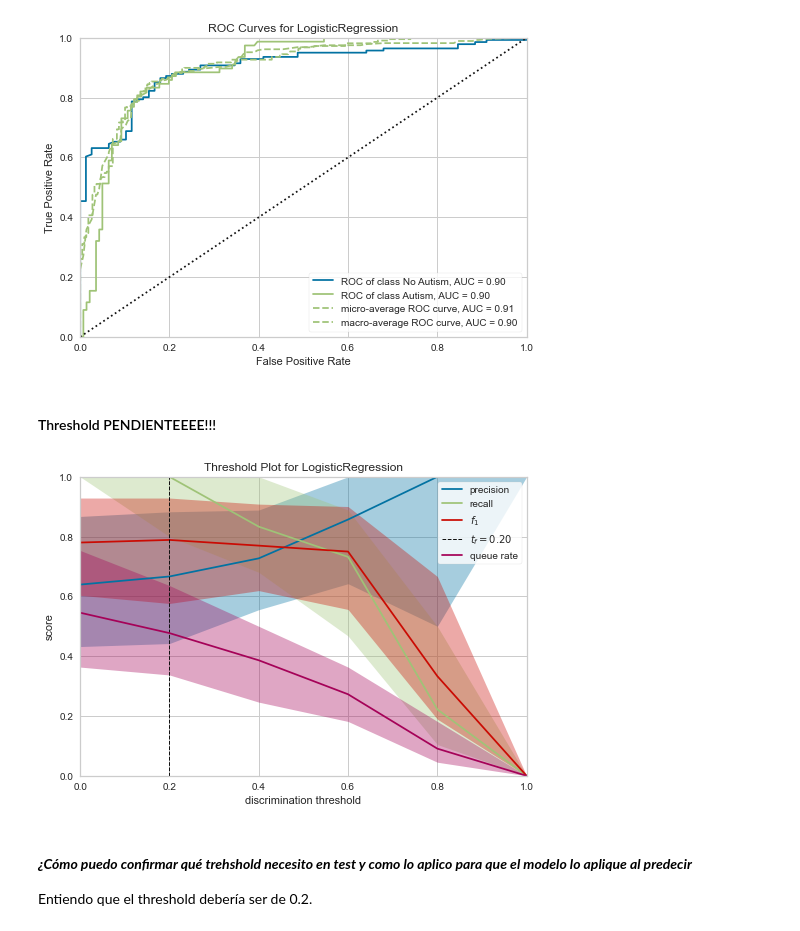
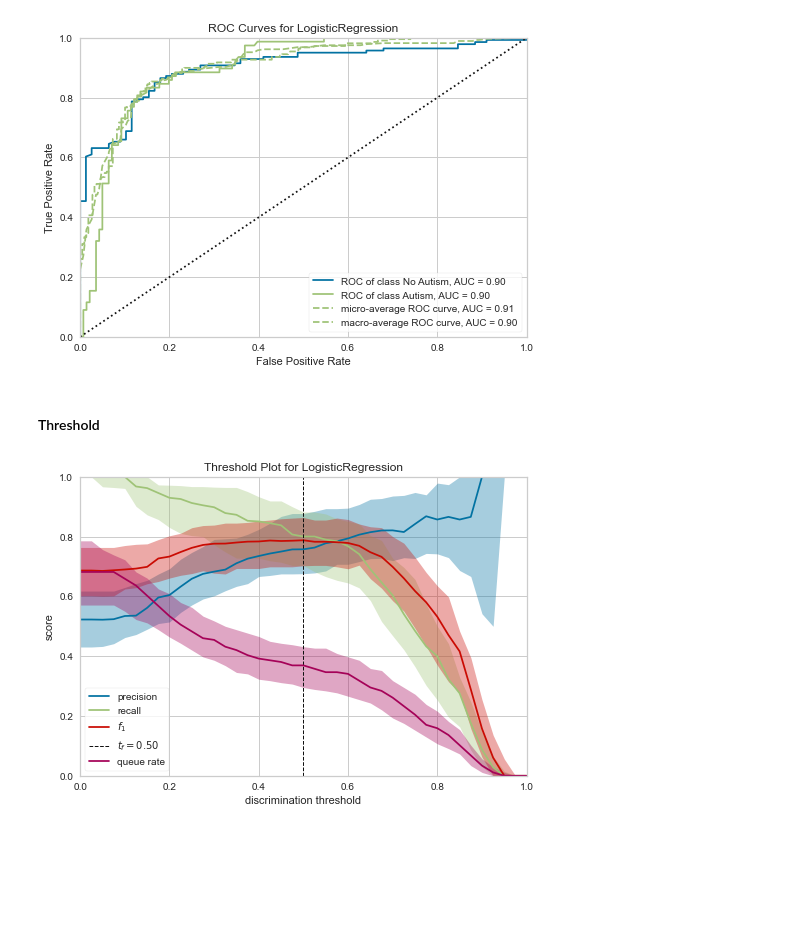
Before and after one commit to JuliaMartinezTapia/Deteccion-temprana-autismo-con-machine-learning, a Jupyter notebook: ML project Autism (dataset reducido).ipynb, the cells around one changed output. Cells and saved outputs as stored; diff of their text form; code cells hidden in the pictures; blank space fills up the shorter version.

```diff
--- a/ML project Autism (dataset reducido).ipynb
+++ b/ML project Autism (dataset reducido).ipynb
@@ -1351,23 +1409,20 @@ visualizer.show();                    # Finalize and show the figure
 # %% [output]
 [figure]
 # %% [markdown]
-#### Threshold PENDIENTEEEE!!!
+#### Threshold
 # %%
 from yellowbrick.classifier import DiscriminationThreshold
 import warnings
 warnings.filterwarnings('ignore')
 
 # Instantiate the classification model and visualizer
 model = LogisticRegression(multi_class="auto", solver="liblinear")
-classes = ["Default", "Pays"]
+classes = ["No Autism", "Autism"]
 
 visualizer = DiscriminationThreshold(model)
 
-visualizer.fit(X_test_encod, y_test)        # Fit the data to the visualizer
+#Con train
+visualizer.fit(X_train_encod, y_train)        # Fit the data to the visualizer
 visualizer.show();           # Finalize and render the figure
 # %% [output]
-[figure, old version]
+[figure, new version]
-# %% [markdown]
-#### ***¿Cómo puedo confirmar qué trehshold necesito en test y como lo aplico para que el modelo lo aplique al predecir***
-
-Entiendo que el threshold debería ser de 0.2.
```
Also changed, not shown: parts of 53 cells of this notebook.
